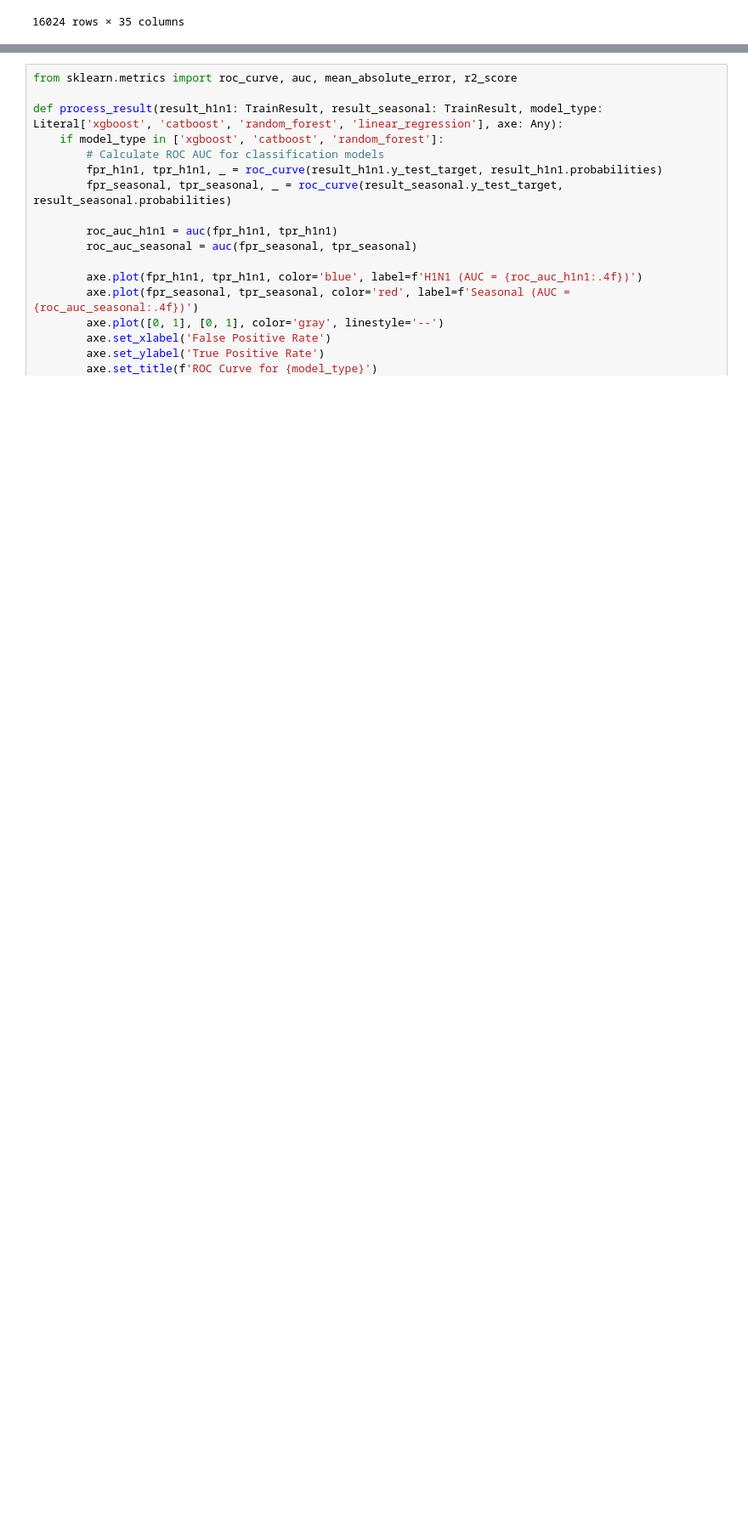
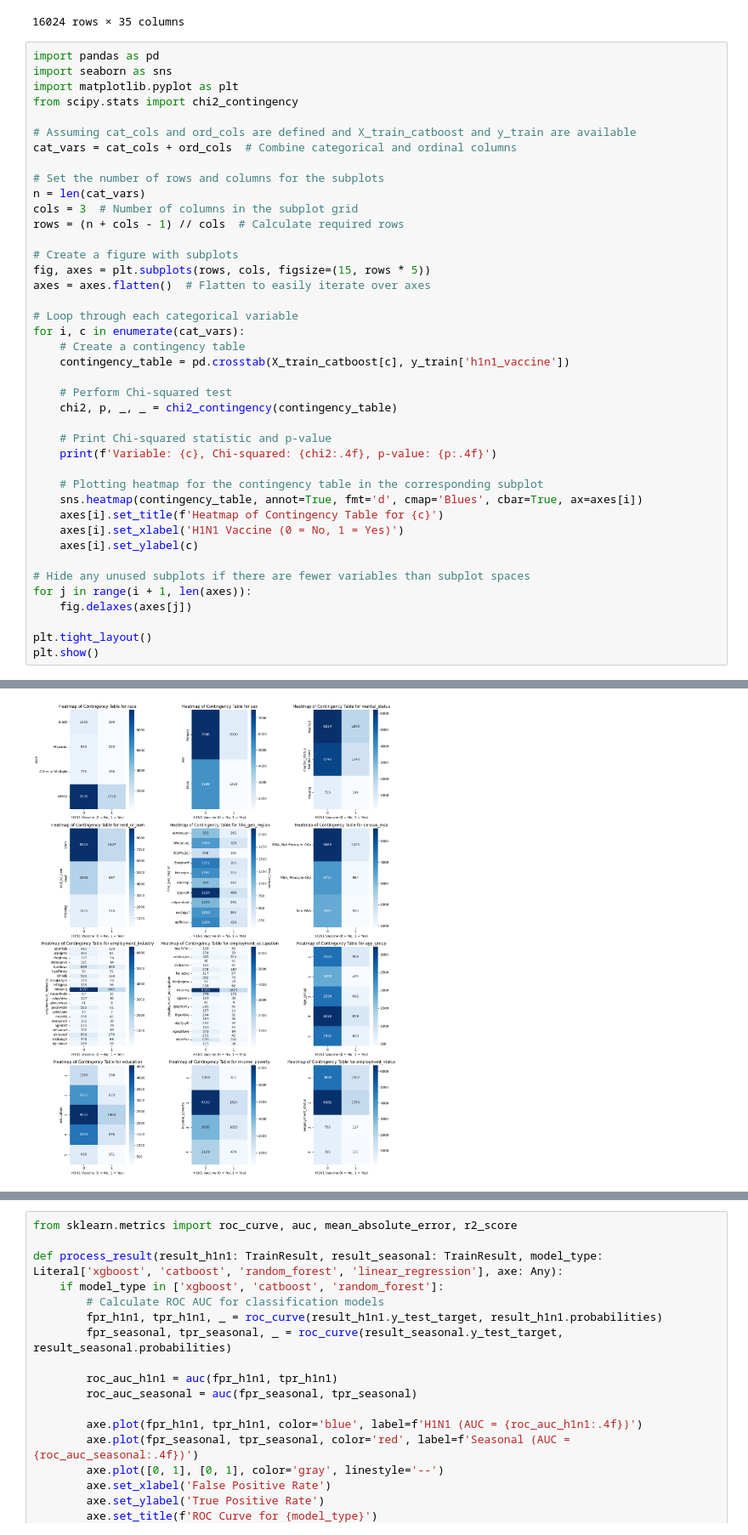
Before and after one commit to Alexander-Ploskin/FluShot, a Jupyter notebook: catboost.ipynb, the cells around one changed output, grey strips where cells are left out. Shown: that part at 85% size. Saved outputs shown, nothing was run; the diff lists cells and outputs as text; blank space fills up the shorter version.

```diff
--- a/catboost.ipynb
+++ b/catboost.ipynb
@@ -177,3 +189,45 @@ X_train_catboost
 | 9837 | 3.0 | 2.0 | 1.0 | 1.0 | 0.0 | ... |
 | 14856 | 0.0 | 2.0 | 0.0 | 1.0 | 0.0 | ... |
 16024 rows × 35 columns
+# %%
+import pandas as pd
+import seaborn as sns
+import matplotlib.pyplot as plt
+from scipy.stats import chi2_contingency
+
+# Assuming cat_cols and ord_cols are defined and X_train_catboost and y_train are available
+cat_vars = cat_cols + ord_cols  # Combine categorical and ordinal columns
+
+# Set the number of rows and columns for the subplots
+n = len(cat_vars)
+cols = 3  # Number of columns in the subplot grid
+rows = (n + cols - 1) // cols  # Calculate required rows
+
+# Create a figure with subplots
+fig, axes = plt.subplots(rows, cols, figsize=(15, rows * 5))
+axes = axes.flatten()  # Flatten to easily iterate over axes
+
+# Loop through each categorical variable
+for i, c in enumerate(cat_vars):
+    # Create a contingency table
+    contingency_table = pd.crosstab(X_train_catboost[c], y_train['h1n1_vaccine'])
+
+    # Perform Chi-squared test
+    chi2, p, _, _ = chi2_contingency(contingency_table)
+
+    # Print Chi-squared statistic and p-value
+    print(f'Variable: {c}, Chi-squared: {chi2:.4f}, p-value: {p:.4f}')
+
+    # Plotting heatmap for the contingency table in the corresponding subplot
+    sns.heatmap(contingency_table, annot=True, fmt='d', cmap='Blues', cbar=True, ax=axes[i])
+    axes[i].set_title(f'Heatmap of Contingency Table for {c}')
+    axes[i].set_xlabel('H1N1 Vaccine (0 = No, 1 = Yes)')
+    axes[i].set_ylabel(c)
+
+# Hide any unused subplots if there are fewer variables than subplot spaces
+for j in range(i + 1, len(axes)):
+    fig.delaxes(axes[j])
+
+plt.tight_layout()
+plt.show()
+# %% [output]
@@ -180,3 +246,4 @@ X_train_catboost
+[figure, added]
 # %%
 !pip install catboost
 # %% [output]
```
Also changed, not shown: parts of 9 cells of this notebook, 10 other files.
